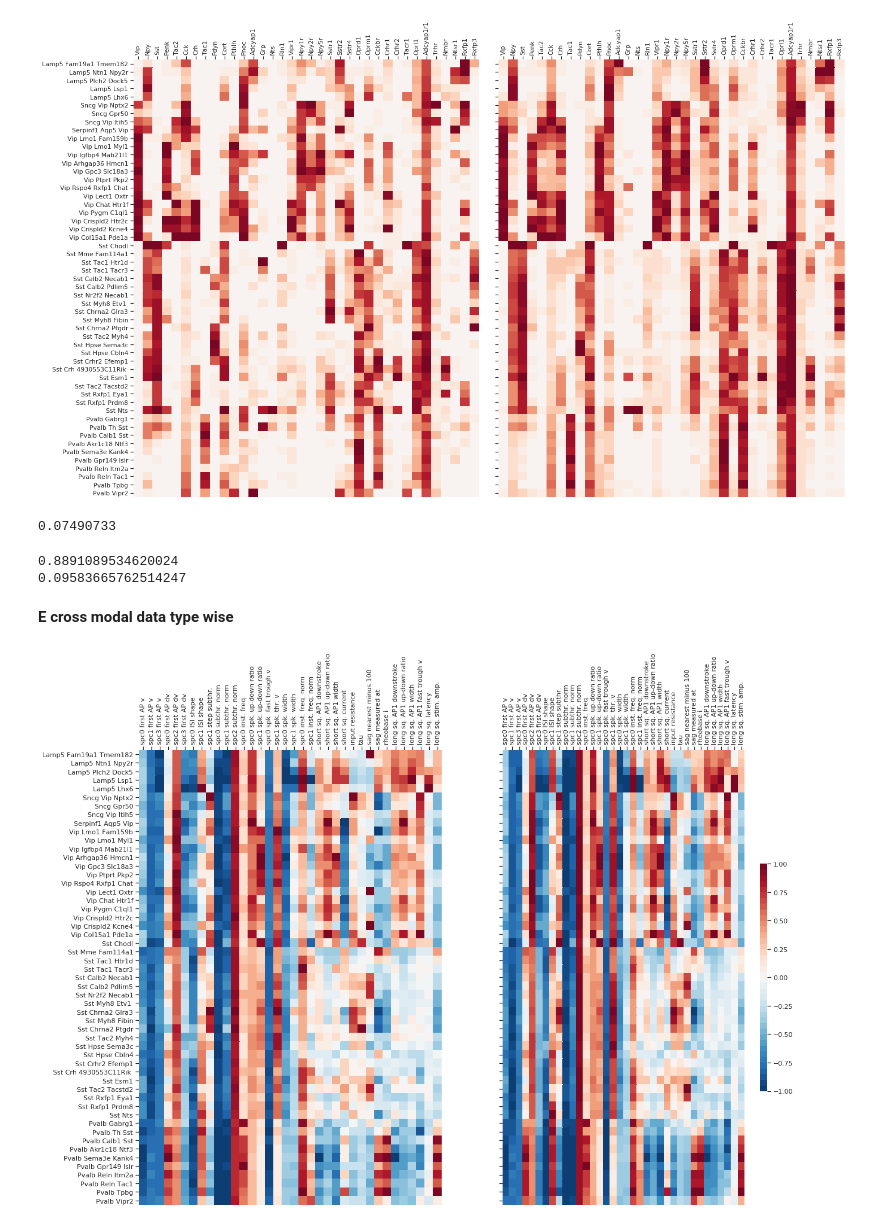
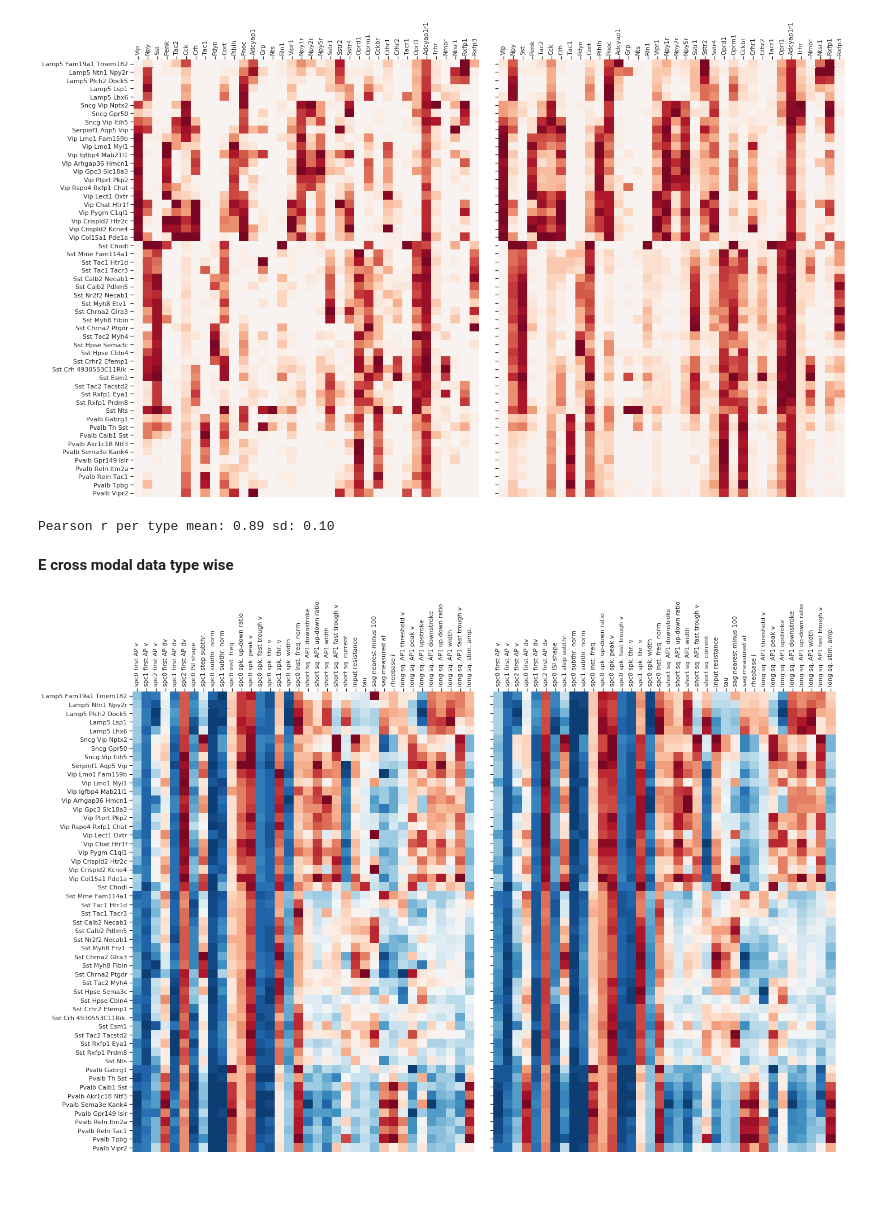
Before and after one commit to AllenInstitute/coupledAE-patchseq, a Jupyter notebook: analysis_reconstructions.ipynb, the cells around one changed output. Saved outputs shown, nothing was run; the diff lists cells and outputs as text; code cells hidden in the pictures; blank space fills up the shorter version.

Commit message:
Updated Figure 2

```diff
--- a/analysis_reconstructions.ipynb
+++ b/analysis_reconstructions.ipynb
@@ -185,0 +157,11 @@ Performed 0 merges. Remaining classes in data = 59
+# %%
+#Get ordered list of well-sampled t-types
+from refactor.utils.tree_helpers import get_merged_ordered_classes
+n_required_classes = np.unique(O['cluster']).size
+t_type_labels,t_types = get_merged_ordered_classes(data_labels=O['cluster'].copy(),
+                                                   htree_file='./refactor/data/proc/dend_RData_Tree_20181220.csv',
+                                                   n_required_classes=n_required_classes)
+
+A = pd.DataFrame(pd.Series(O['cluster']).value_counts(),columns={'counts'})
+well_sampled_types = A.loc[A['counts']>10].index.values
+t_types = [t for t in t_types if t in well_sampled_types]
@@ -192,16 +172,11 @@ t_types = [t for t in t_types if t in well_sampled_types]
 # %%
-err_E_to_T = []
 true_vals = []
 pred_vals = []
 
 for t in t_types:
     this_type = t_type_labels[val_ind]==t
-    err_E_to_T.append(np.mean((O['T_dat'][val_ind[this_type],:] -
-                                XrT_from_XE[this_type,:])**2,axis=0)/(np.nanvar(O['T_dat'][val_ind[this_type],:],axis=0)+0.001))
-
     true_vals.append(np.mean(O['T_dat'][val_ind[this_type],:],axis=0))
     pred_vals.append(np.mean(XrT_from_XE[this_type,:],axis=0))
 
-err_E_to_T_type_wise = np.concatenate(np.expand_dims(err_E_to_T,0),axis=0)
 true_vals = np.concatenate(np.expand_dims(true_vals,0),axis=0)
 pred_vals = np.concatenate(np.expand_dims(pred_vals,0),axis=0)
@@ -260,72 +215,62 @@ plt.tight_layout()
 plt.savefig('/home/rohan/Dropbox/AllenInstitute/CellTypes/doc/Patchseq_NM_2020/T_dat_pred.png',dpi=300)
 # %% [output]
 [figure]
-# %%
-np.mean(np.var(M_true,axis=0))
-# %% [output]
-0.07490733
 # %%
-CC = []
+Pearson_R_per_type_E_to_T = []
 for i in range(M_true.shape[0]):
-    cc = np.corrcoef(M_true[i,:],M_pred[i,:])
-    CC.append(cc[0,1])
-print(np.mean(CC))
-print(np.std(CC))
+    C_ij = np.corrcoef(M_true[i,:],M_pred[i,:])
+    Pearson_R_per_type_E_to_T.append(C_ij[0,1])
+print(f'Pearson r per type mean: {np.mean(Pearson_R_per_type_E_to_T):0.2f} sd: {np.std(Pearson_R_per_type_E_to_T):0.2f}')
+print()
 # %% [output]
-0.8891089534620024
-0.09583665762514247
+Pearson r per type mean: 0.89 sd: 0.10
 # %% [markdown]
 **E cross modal data type wise**
 # %%
-err_T_to_E = []
 true_vals = []
 pred_vals = []
 for t in t_types:
     this_type = t_type_labels[val_ind]==t
-
-    err_T_to_E.append(np.nanmean((O['E_dat'][val_ind[this_type],:] -
-                               XrE_from_XT[this_type,:])**2,axis=0)/(np.nanvar(O['E_dat'][val_ind[this_type],:],axis=0)+0.001))
     true_vals.append(np.nanmean(O['E_dat'][val_ind[this_type],:],axis=0))
     pred_vals.append(np.nanmean(XrE_from_XT[this_type,:],axis=0))
 
 true_vals = np.concatenate(np.expand_dims(true_vals,0),axis=0)
 pred_vals = np.concatenate(np.expand_dims(pred_vals,0),axis=0)
-
-err_T_to_E_type_wise = np.concatenate(np.expand_dims(err_T_to_E,0),axis=0)
+# %%
+#Threshold chosen to match number of genes in the previous plot
+keep_feature_ind = R2_E_to_E>0.42
+M_true = true_vals[:,keep_feature_ind]/np.max(np.abs(true_vals[:,keep_feature_ind]),axis=0)
+M_pred = pred_vals[:,keep_feature_ind]/np.max(np.abs(pred_vals[:,keep_feature_ind]),axis=0)
 # %%
-keep_feature_ind = R2_T_to_E>0.252
-M_true = true_vals[:,keep_feature_ind]/np.max(np.abs(true_vals[:,keep_feature_ind]),axis=0)
-M_pred = pred_vals[:,keep_feature_ind]/np.max(np.abs(pred_vals[:,keep_feature_ind]),axis=0)
 xlabels = O['E_names'][keep_feature_ind]
 ylabels = t_types
-
 
 plt.figure(figsize = (20,14))
 ax = plt.subplot(1,2,1)
 sns.heatmap(M_true,annot=False,vmin=-1,vmax=1,cbar=False,
             cmap=sns.color_palette("RdBu_r", 40))
 cbar_kws={"aspect":30,"shrink":.5,"use_gridspec":False,"location":"right"}
 ax = plt.gca()
 ax.set_yticks(np.arange(0,M_true.shape[0])+0.5)
 ax.set_yticklabels(ylabels,rotation=0)
 
 ax.set_xticks(np.arange(M_true.shape[1])+0.5)
 ax.set_xticklabels(xlabels,rotation=90)
 ax.xaxis.set_ticks_position('top')
 ax.yaxis.set_ticks_position('left')
 
 ax = plt.subplot(1,2,2)
-sns.heatmap(M_pred,annot=False,vmin=-1,vmax=1,cbar=True,cbar_kws=cbar_kws,
+sns.heatmap(M_pred,annot=False,vmin=-1,vmax=1,cbar=False,cbar_kws=cbar_kws,
             cmap=sns.color_palette("RdBu_r", 40),ax=ax)
 
 ax.set_yticks(np.arange(0,M_pred.shape[0])+0.5)
 ax.set_yticklabels(['    ']*len(ylabels),rotation=0)
 
 ax.set_xticks(np.arange(M_pred.shape[1])+0.5)
 ax.set_xticklabels(xlabels,rotation=90)
 ax.xaxis.set_ticks_position('top')
 ax.yaxis.set_ticks_position('left')
-#plt.tight_layout()
-plt.savefig('/home/rohan/Dropbox/AllenInstitute/CellTypes/doc/Patchseq_NM_2020/E_dat_pred_with_scale.png',dpi=300)
+plt.tight_layout()
+plt.savefig('/home/rohan/Dropbox/AllenInstitute/CellTypes/doc/Patchseq_NM_2020/E_dat_pred.png',dpi=300)
 # %% [output]
-[figure, old version]
+[figure, new version]
```
Also changed, not shown: parts of 50 cells of this notebook.
